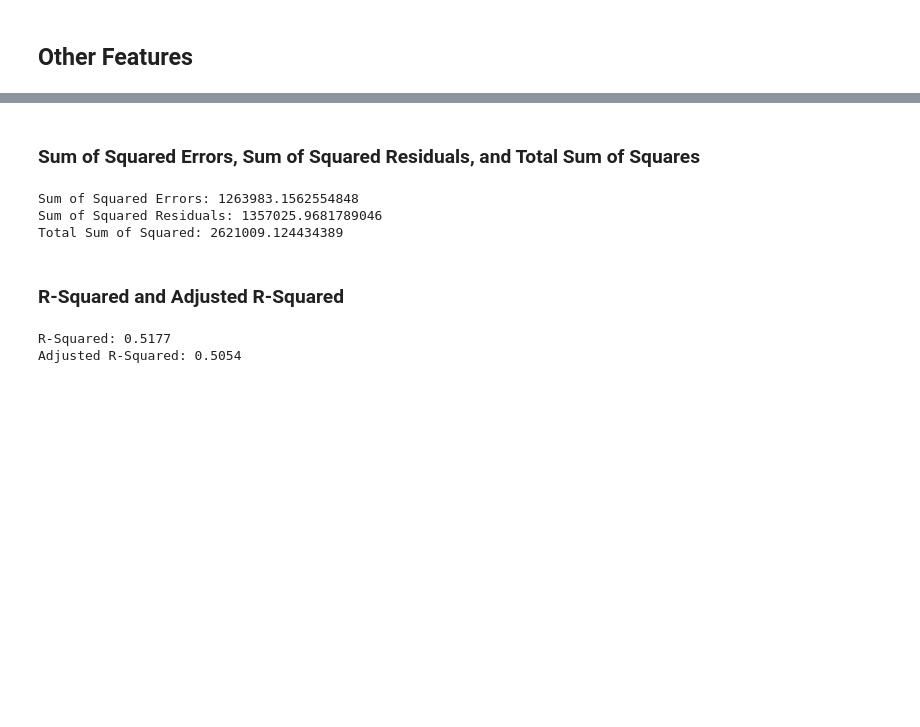
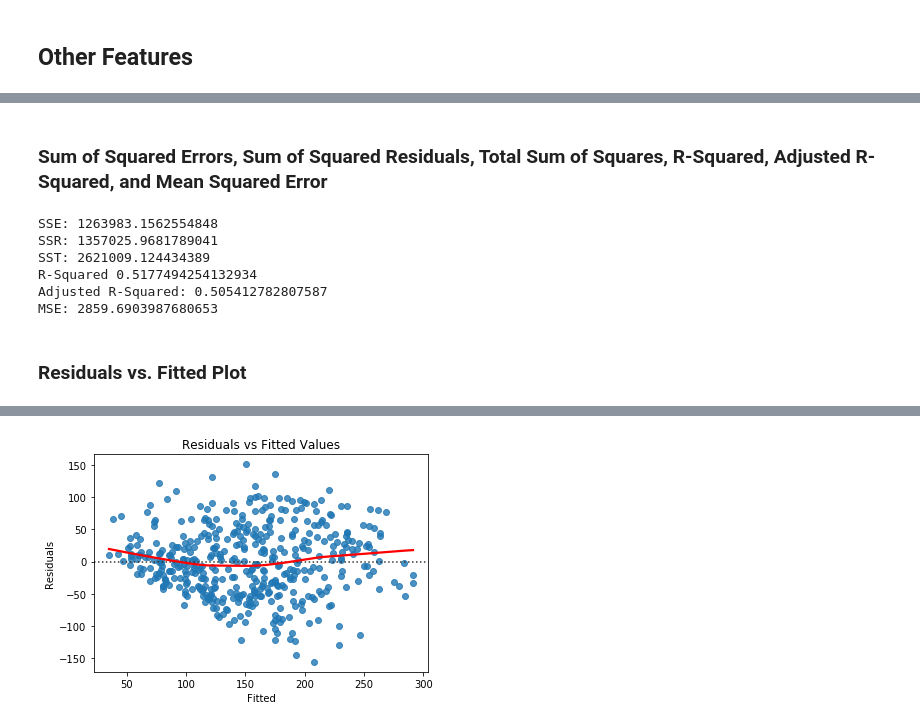
Before and after one commit to ryan-k-miller/Machine-Learning-Algorithms, a Jupyter notebook: LinearRegression.ipynb, the cells around one changed output, grey strips where cells are left out. Drawn from its saved outputs; the diff is of its cells as text; code cells hidden in the pictures; blank space fills up the shorter version.

```diff
--- a/LinearRegression.ipynb
+++ b/LinearRegression.ipynb
@@ -37,3 +59,17 @@ Skelarn's Linear Regression R-Squared: 0.5177
+# %% [markdown]
+### Sum of Squared Errors, Sum of Squared Residuals, Total Sum of Squares, R-Squared, Adjusted R-Squared, and Mean Squared Error
+# %%
+lr.print_fit_attributes()
+# %% [output]
+SSE: 1263983.1562554848
+SSR: 1357025.9681789041
+SST: 2621009.124434389
+R-Squared 0.5177494254132934
+Adjusted R-Squared: 0.505412782807587
+MSE: 2859.6903987680653
+# %% [markdown]
+### Residuals vs. Fitted Plot
 # %%
-print(lr.__doc__)
+print(lr.residuals_fitted_plot.__doc__)
+lr.residuals_fitted_plot()
 # %% [output]
@@ -48,18 +84 @@ print(lr.__doc__)
+[figure, added]
-# %% [markdown]
-### Sum of Squared Errors, Sum of Squared Residuals, and Total Sum of Squares
-# %%
-print("Sum of Squared Errors:",lr.SSE)
-print("Sum of Squared Residuals:",lr.SSR)
-print("Total Sum of Squared:",lr.SST)
-# %% [output]
-Sum of Squared Errors: 1263983.1562554848
-Sum of Squared Residuals: 1357025.9681789046
-Total Sum of Squared: 2621009.124434389
-# %% [markdown]
-### R-Squared and Adjusted R-Squared
-# %%
-print("R-Squared:",np.round(lr.R_squared,4))
-print("Adjusted R-Squared:",np.round(lr.R_squared_adjusted,4))
-# %% [output]
-R-Squared: 0.5177
-Adjusted R-Squared: 0.5054
```
Also changed, not shown: parts of 11 cells of this notebook, 1 other file.
